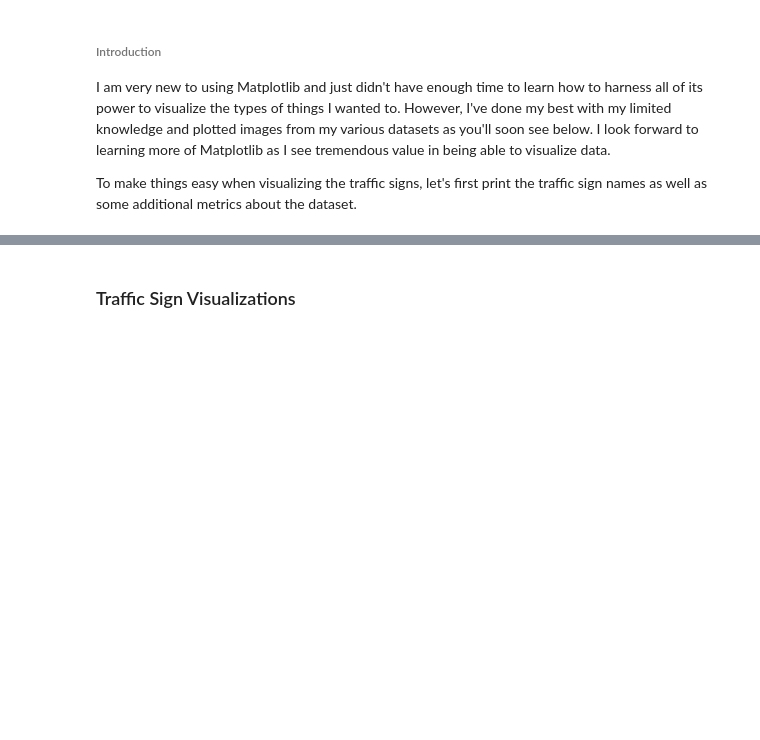
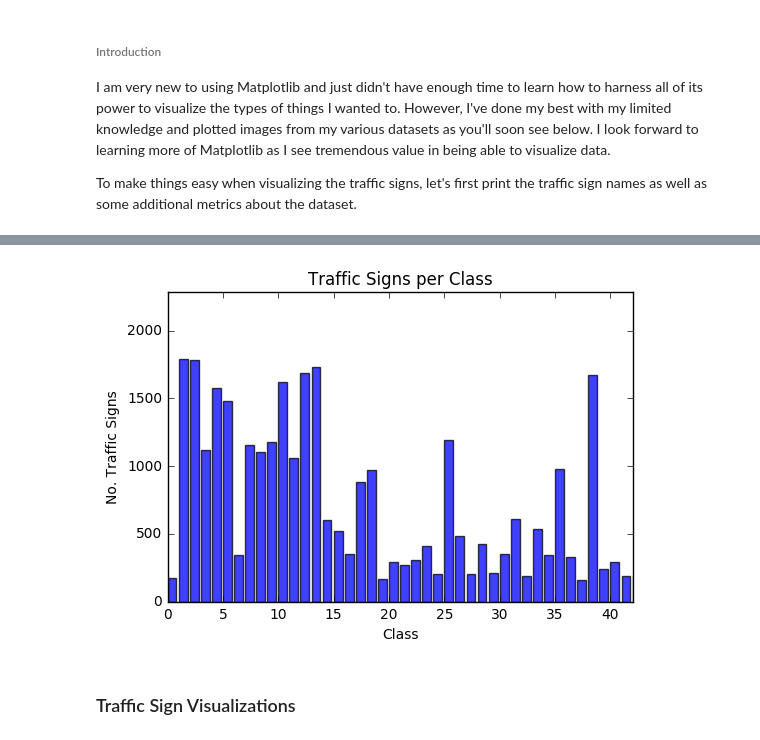
Before and after one commit to Olouge/traffic-sign-classification, a Jupyter notebook: single_layer_linear_neural_network.ipynb, the cells around one changed output, grey strips where cells are left out. Cells and saved outputs as stored; diff of their text form; code cells hidden in the pictures; blank space fills up the shorter version.

```diff
--- a/single_layer_linear_neural_network.ipynb
+++ b/single_layer_linear_neural_network.ipynb
@@ -61,3 +61,21 @@ Training flat shape:         (31367, 1024)
+# %%
+%matplotlib inline
+from pylab import *
+
+labels = list(data.class_counts.keys())
+counts = list(data.class_counts.values())
+
+plt.bar(labels, counts, alpha=0.75)
+
+plt.axis([np.min(labels), np.max(labels), 0, np.max(counts)+500])
+
+plt.xlabel('Class')
+plt.ylabel('No. Traffic Signs')
+plt.title('Traffic Signs per Class')
+
+plt.show()
+# %% [output]
+[figure, added]
 # %% [markdown]
 ### Traffic Sign Visualizations
 # %% [markdown]
```
Also changed, not shown: parts of 28 cells of this notebook, 3 other files.
